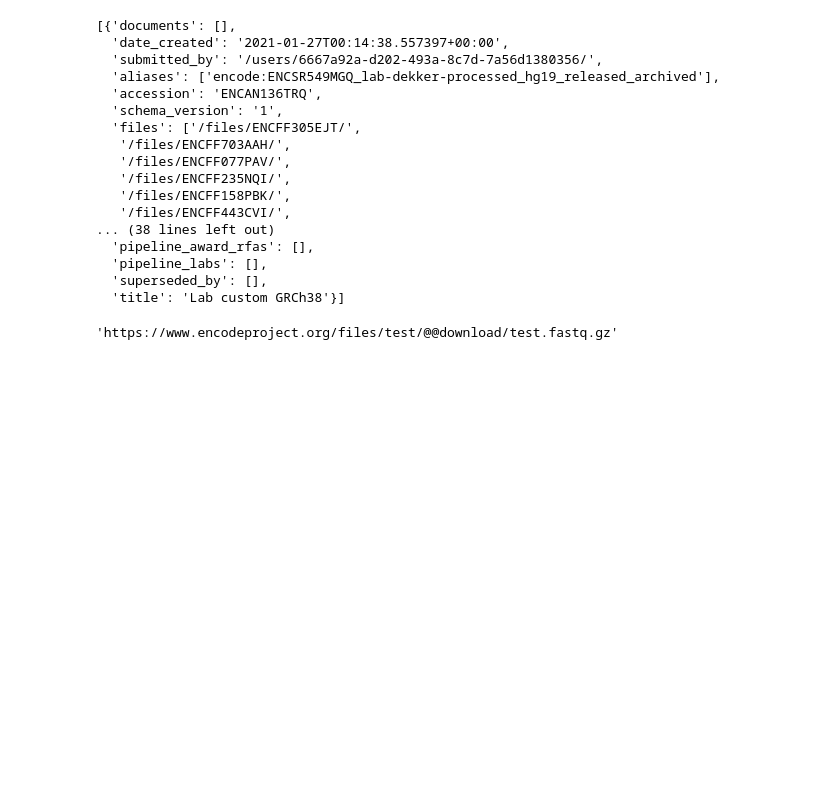
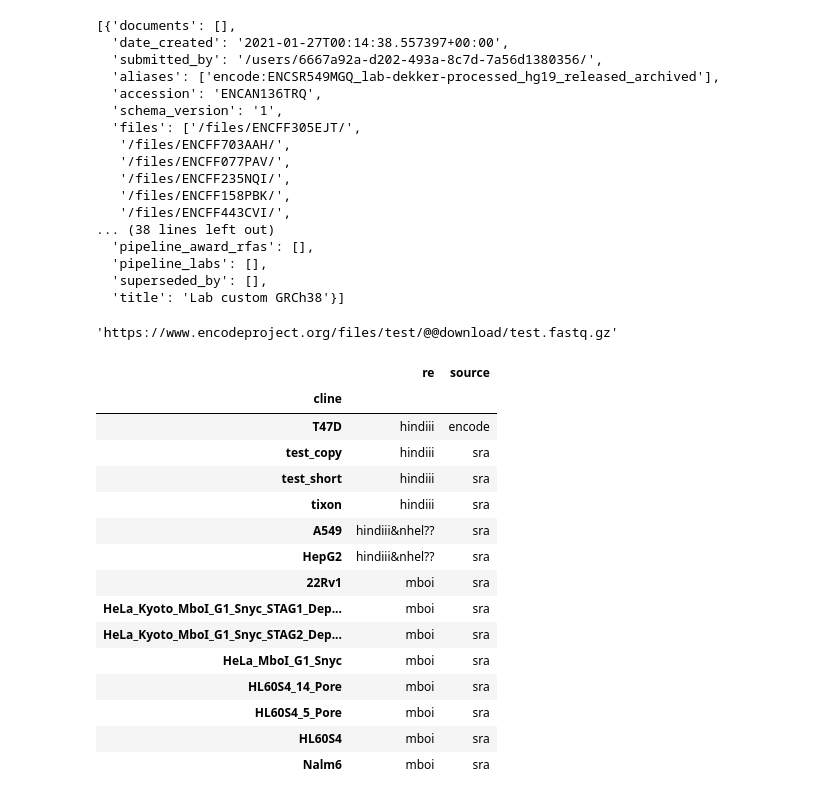
Before and after one commit to joreynajr/HiCnv, a Jupyter notebook: workflow/notebooks/ENCODE_API_Parsing.ipynb, the cells around one changed output. Saved outputs shown, nothing was run; the diff lists cells and outputs as text; code cells hidden in the pictures; blank space fills up the shorter version.

Commit message:
Was checking ENCODE API data

```diff
--- a/workflow/notebooks/ENCODE_API_Parsing.ipynb
+++ b/workflow/notebooks/ENCODE_API_Parsing.ipynb
@@ -45,0 +48,19 @@ download_link
+# %%
+read_table('../../../HiCnv/config/samplesheet.tsv', index_col=0)
+# %% [output]
+|  | re | source |
+| cline |  |  |
+| T47D | hindiii | encode |
+| test_copy | hindiii | sra |
+| test_short | hindiii | sra |
+| tixon | hindiii | sra |
+| A549 | hindiii&nhel?? | sra |
+| HepG2 | hindiii&nhel?? | sra |
+| 22Rv1 | mboi | sra |
+| HeLa_Kyoto_MboI_G1_Snyc_STAG1_Dep... | mboi | sra |
+| HeLa_Kyoto_MboI_G1_Snyc_STAG2_Dep... | mboi | sra |
+| HeLa_MboI_G1_Snyc | mboi | sra |
+| HL60S4_14_Pore | mboi | sra |
+| HL60S4_5_Pore | mboi | sra |
+| HL60S4 | mboi | sra |
+| Nalm6 | mboi | sra |
```
Also changed, not shown: parts of 4 cells of this notebook.
